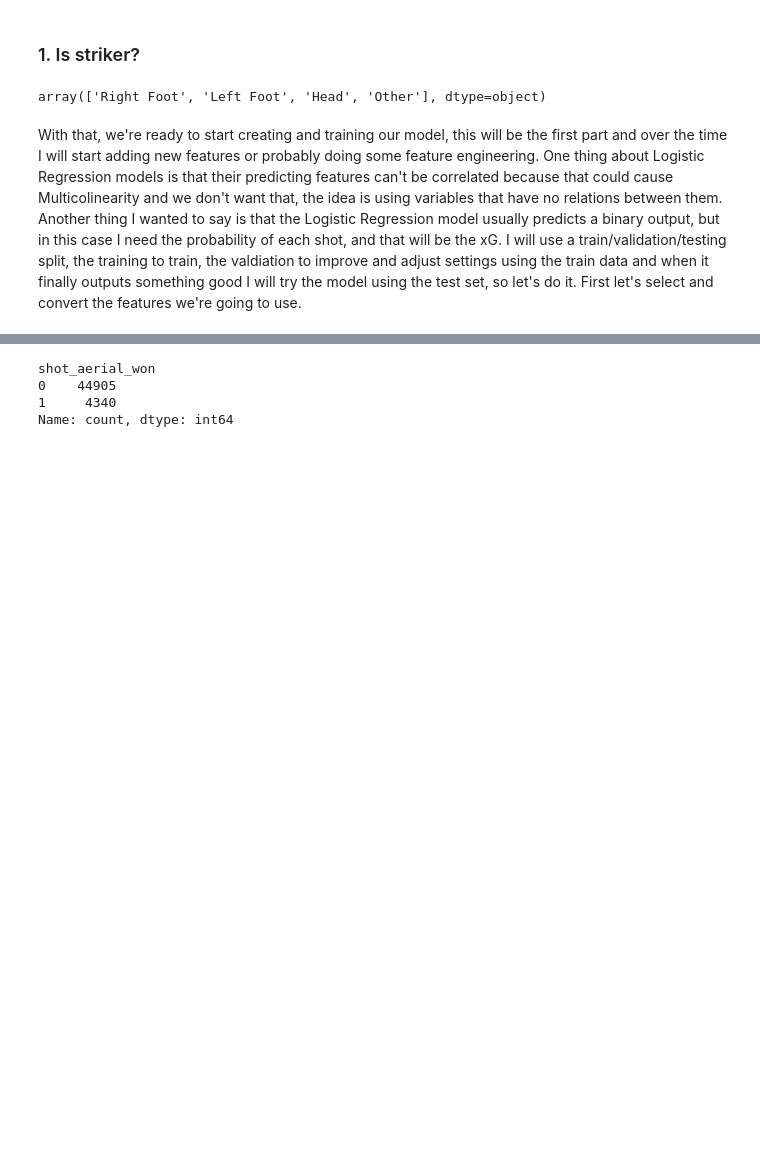
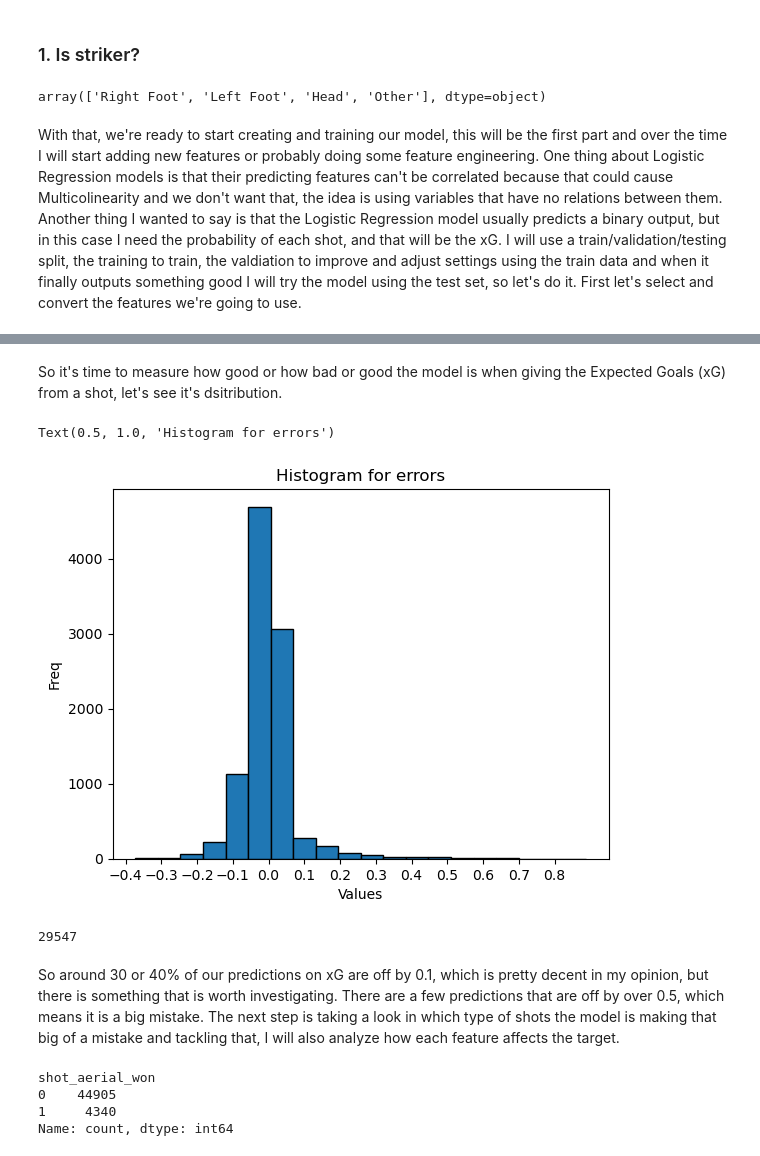
Before and after one commit to juanfortunof/xG-model, a Jupyter notebook: xG.ipynb, the cells around one changed output, grey strips where cells are left out. Drawn from its saved outputs; the diff is of its cells as text; code cells hidden in the pictures; blank space fills up the shorter version.

Commit message:
Finished the first model

```diff
--- a/xG.ipynb
+++ b/xG.ipynb
@@ -479,0 +475,2 @@ corrs
+# %%
+inputs1 = inputs1.drop(['shot_distance', 'shot_angle', 'shot_body_part_Left Foot'], axis=1)
@@ -479,0 +479,5 @@ corrs
+# %%
+from sklearn.model_selection import train_test_split
+
+X_train1, X_valtest1, y_train1, y_valtest1 = train_test_split(inputs1, y, test_size=0.4, random_state=1, stratify=y['shot_outcome'])
+X_test1, X_val1, y_test1, y_val1 = train_test_split(X_valtest1, y_valtest1, test_size=0.5, random_state=1, stratify=y_valtest1['shot_outcome'])
@@ -479,0 +486,10 @@ corrs
+# %%
+from sklearn.linear_model import LogisticRegression
+from sklearn.metrics import classification_report
+
+LR = LogisticRegression()
+
+LR.fit(X_train1, y_train1['shot_outcome'])
+pred_val1 = LR.predict(X_val1)
+
+print(classification_report(y_val1['shot_outcome'], pred_val1))
@@ -480,3 +505,22 @@ corrs
+# %%
+xg_pred1 = LR.predict_proba(X_val1)[:, 1]
+# %% [markdown]
+So it's time to measure how good or how bad or good the model is when giving the Expected Goals (xG) from a shot, let's see it's dsitribution.
+# %%
+plt.hist(y_val1['shot_statsbomb_xg'] - xg_pred1, bins=20, edgecolor='black')
+plt.xticks(np.arange(-0.4, 0.81, 0.1))
+plt.xlabel("Values")
+plt.ylabel("Freq")
+plt.title("Histogram for errors")
+# %% [output]
+Text(0.5, 1.0, 'Histogram for errors')
+[figure, added]
+# %%
+X_train1.shape[0]
+# %% [output]
+29547
+# %% [markdown]
+So around 30 or 40% of our predictions on xG are off by 0.1, which is pretty decent in my opinion, but there is something that is worth investigating. There are a few predictions that are off by over 0.5, which means it is a big mistake. The next step is taking a look in which type of shots the model is making that big of a mistake and tackling that, I will also analyze how each feature affects the target.
 # %%
 # df['shot_aerial_won'] = df['shot_aerial_won'].replace(np.nan, 0).astype(int)
 # df['shot_first_time'] = df['shot_first_time'].astype(int)
```
Also changed, not shown: parts of 17 cells of this notebook.
